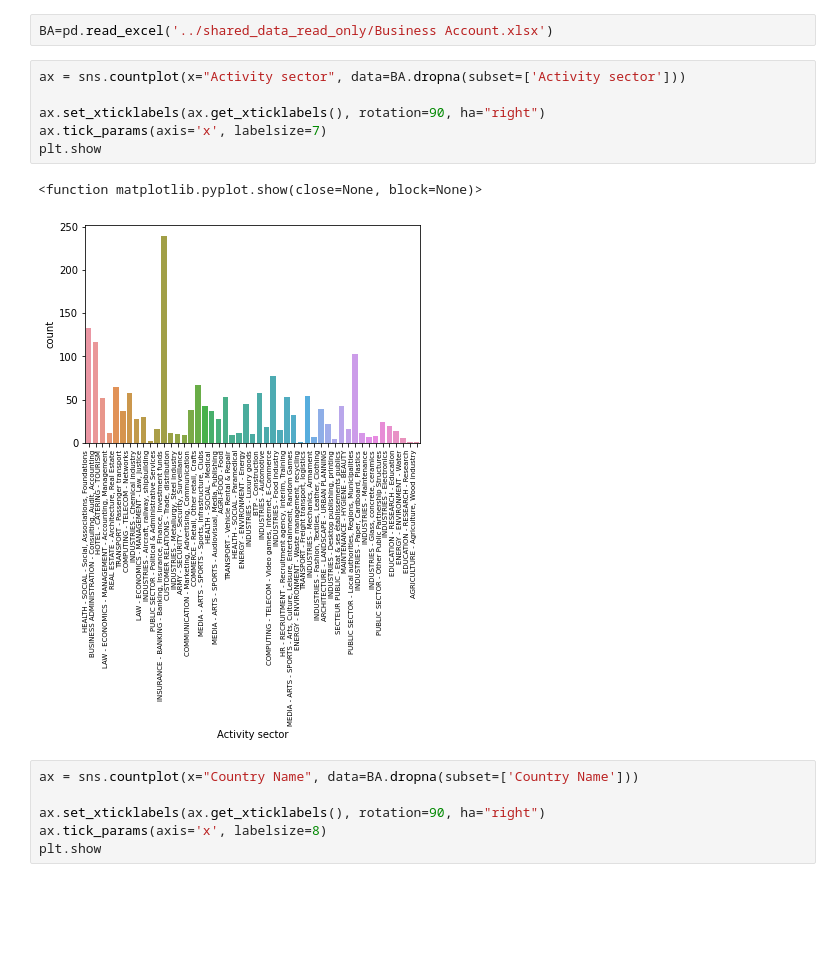
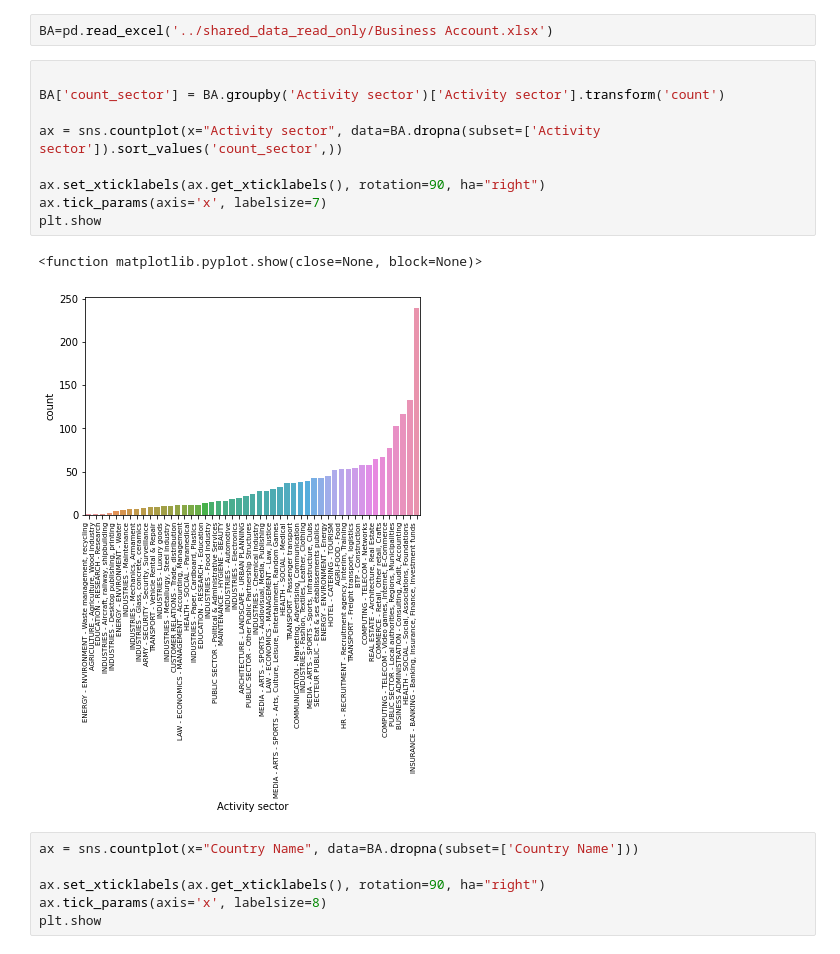
Before and after one commit to dfgparis23/Team-2, a Jupyter notebook: Analytics_Business_Account.ipynb, the cells around one changed output. Drawn from its saved outputs; the diff is of its cells as text; blank space fills up the shorter version.

```diff
--- a/Analytics_Business_Account.ipynb
+++ b/Analytics_Business_Account.ipynb
@@ -5,14 +5,17 @@ import matplotlib.pyplot as plt
 # %%
 BA=pd.read_excel('../shared_data_read_only/Business Account.xlsx')
 # %%
-ax = sns.countplot(x="Activity sector", data=BA.dropna(subset=['Activity sector']))
+
+BA['count_sector'] = BA.groupby('Activity sector')['Activity sector'].transform('count')
+
+ax = sns.countplot(x="Activity sector", data=BA.dropna(subset=['Activity sector']).sort_values('count_sector',))
 
 ax.set_xticklabels(ax.get_xticklabels(), rotation=90, ha="right")
 ax.tick_params(axis='x', labelsize=7)
 plt.show
 # %% [output]
 <function matplotlib.pyplot.show(close=None, block=None)>
-[figure, old version]
+[figure, new version]
 # %%
 ax = sns.countplot(x="Country Name", data=BA.dropna(subset=['Country Name']))
 
```
